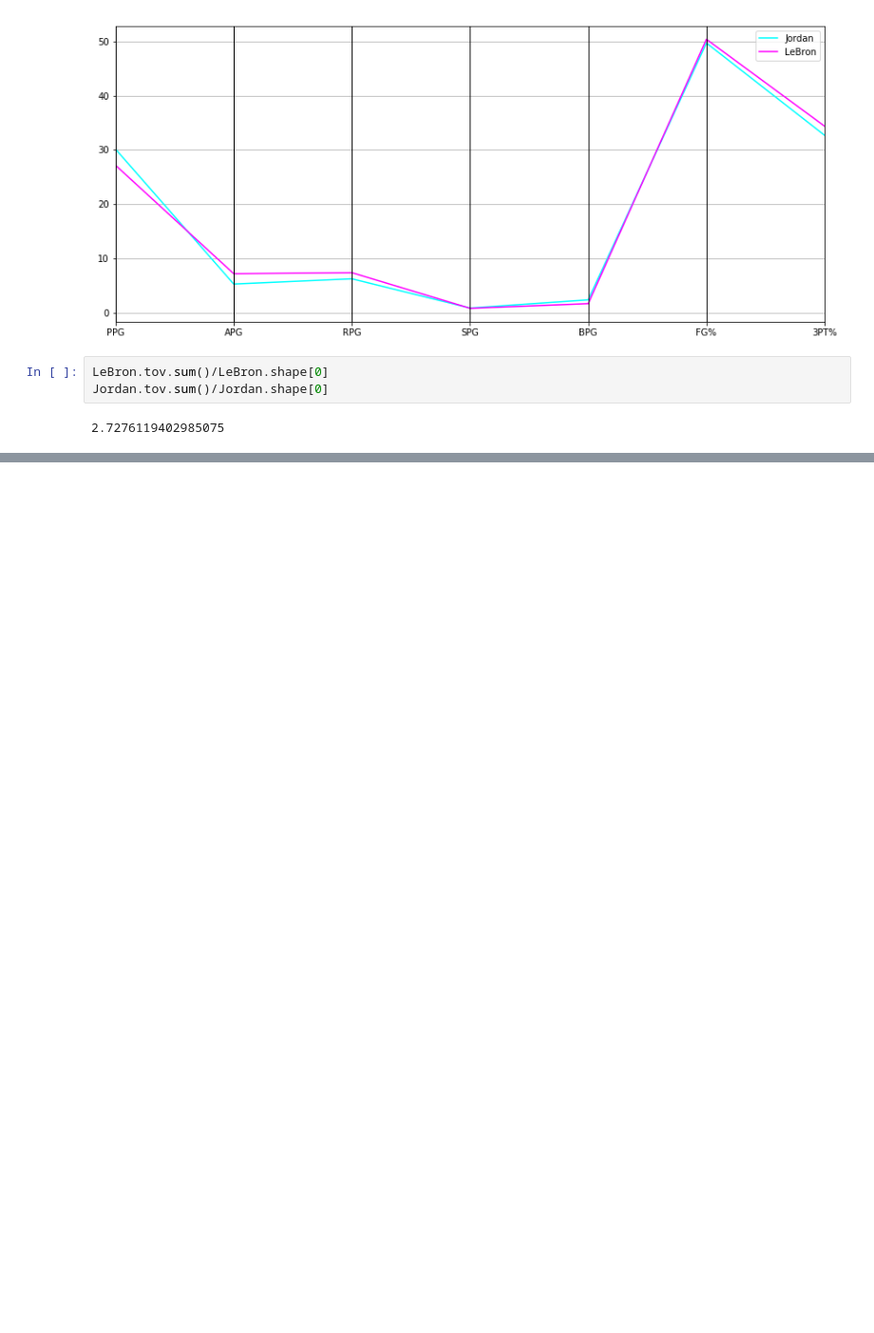
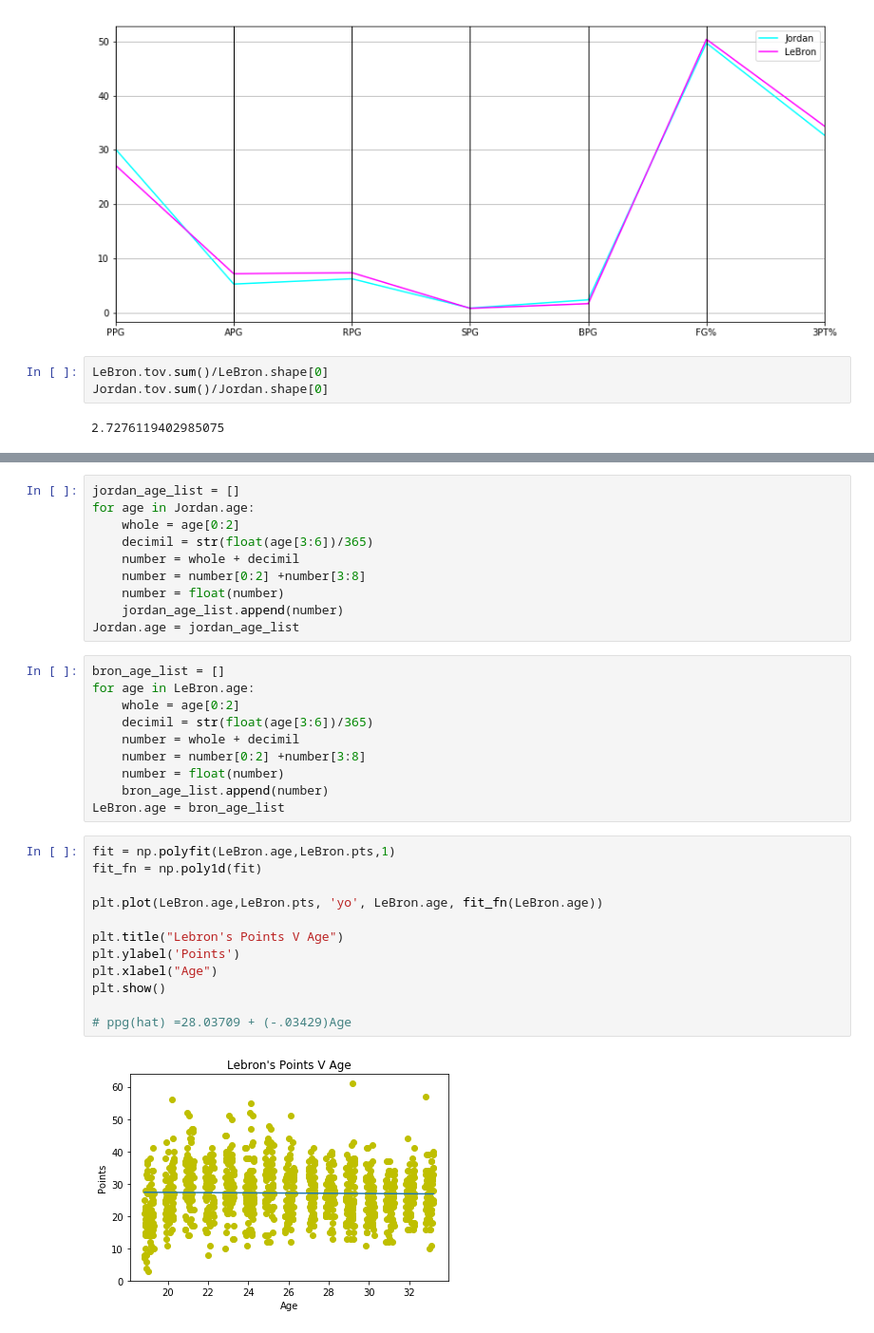
Before and after one commit to bradleyLandicho/symmetrical-waffle, a Jupyter notebook: LebronVJordan.ipynb, the cells around one changed output, grey strips where cells are left out. Shown at 95% size. Saved outputs shown, nothing was run; the diff lists cells and outputs as text; blank space fills up the shorter version.

```diff
--- a/LebronVJordan.ipynb
+++ b/LebronVJordan.ipynb
@@ -88,0 +89,34 @@ plt.show()
+# %%
+jordan_age_list = []
+for age in Jordan.age:
+    whole = age[0:2]
+    decimil = str(float(age[3:6])/365)
+    number = whole + decimil
+    number = number[0:2] +number[3:8]
+    number = float(number)
+    jordan_age_list.append(number)
+Jordan.age = jordan_age_list
+# %%
+bron_age_list = []
+for age in LeBron.age:
+    whole = age[0:2]
+    decimil = str(float(age[3:6])/365)
+    number = whole + decimil
+    number = number[0:2] +number[3:8]
+    number = float(number)
+    bron_age_list.append(number)
+LeBron.age = bron_age_list
+# %%
+fit = np.polyfit(LeBron.age,LeBron.pts,1)
+fit_fn = np.poly1d(fit)
+
+plt.plot(LeBron.age,LeBron.pts, 'yo', LeBron.age, fit_fn(LeBron.age))
+
+plt.title("Lebron's Points V Age")
+plt.ylabel('Points')
+plt.xlabel("Age")
+plt.show()
+
+# ppg(hat) =28.03709 + (-.03429)Age
+# %% [output]
+[figure, added]
```
Also changed, not shown: parts of 11 cells of this notebook.
